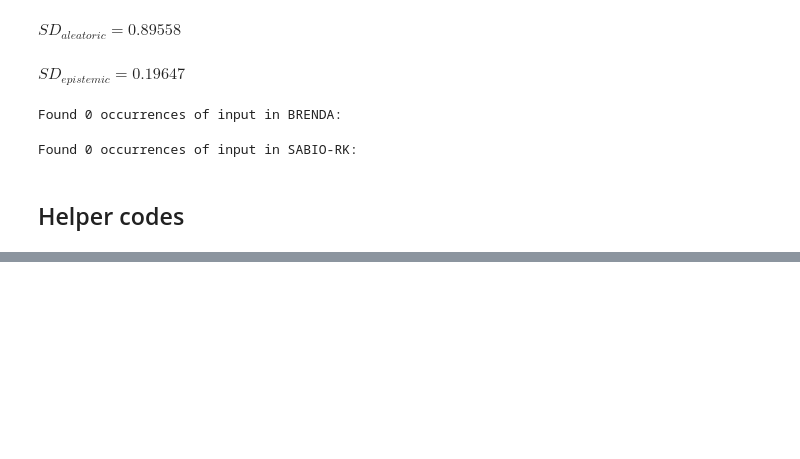
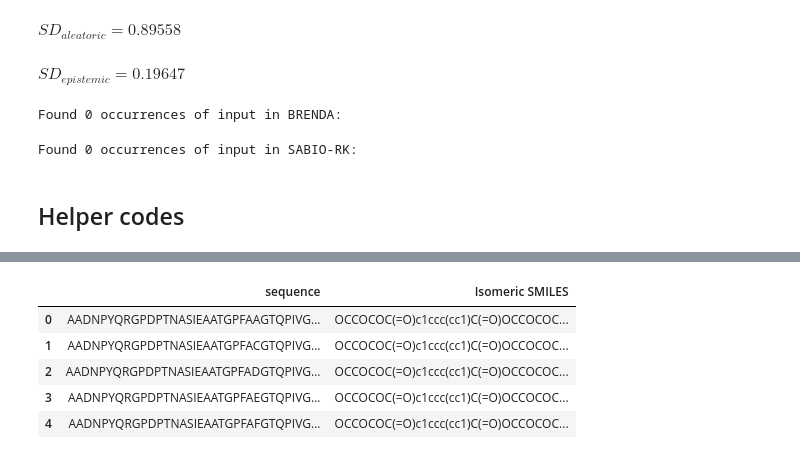
Before and after one commit to vaishnavey/CALVADOS_poly, a Jupyter notebook: colab_demo.ipynb, the cells around one changed output, grey strips where cells are left out. Drawn from its saved outputs; the diff is of its cells as text; code cells hidden in the pictures; blank space fills up the shorter version.

```diff
--- a/colab_demo.ipynb
+++ b/colab_demo.ipynb
@@ -760,0 +879,9 @@ display(HTML(full_html))
+# %%
+batch_df.head()
+# %% [output]
+|  | sequence | Isomeric SMILES |
+| 0 | AADNPYQRGPDPTNASIEAATGPFAAGTQPIVG... | OCCOCOC(=O)c1ccc(cc1)C(=O)OCCOCOC... |
+| 1 | AADNPYQRGPDPTNASIEAATGPFACGTQPIVG... | OCCOCOC(=O)c1ccc(cc1)C(=O)OCCOCOC... |
+| 2 | AADNPYQRGPDPTNASIEAATGPFADGTQPIVG... | OCCOCOC(=O)c1ccc(cc1)C(=O)OCCOCOC... |
+| 3 | AADNPYQRGPDPTNASIEAATGPFAEGTQPIVG... | OCCOCOC(=O)c1ccc(cc1)C(=O)OCCOCOC... |
+| 4 | AADNPYQRGPDPTNASIEAATGPFAFGTQPIVG... | OCCOCOC(=O)c1ccc(cc1)C(=O)OCCOCOC... |
```
Also changed, not shown: parts of 13 cells of this notebook.
